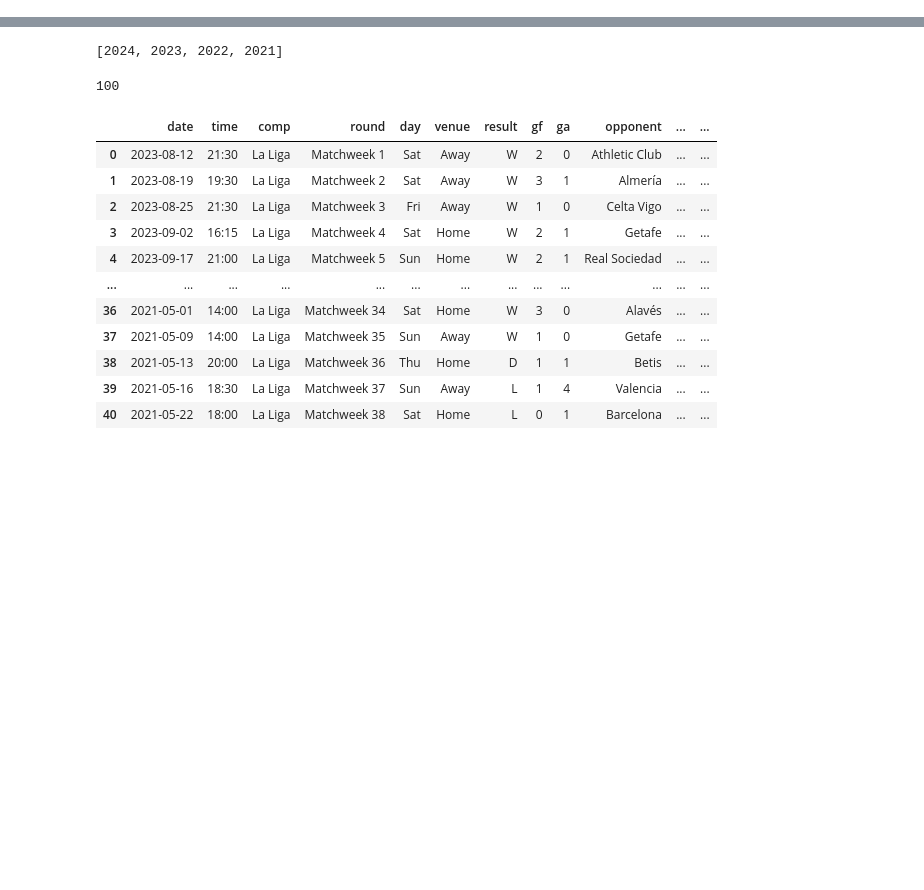
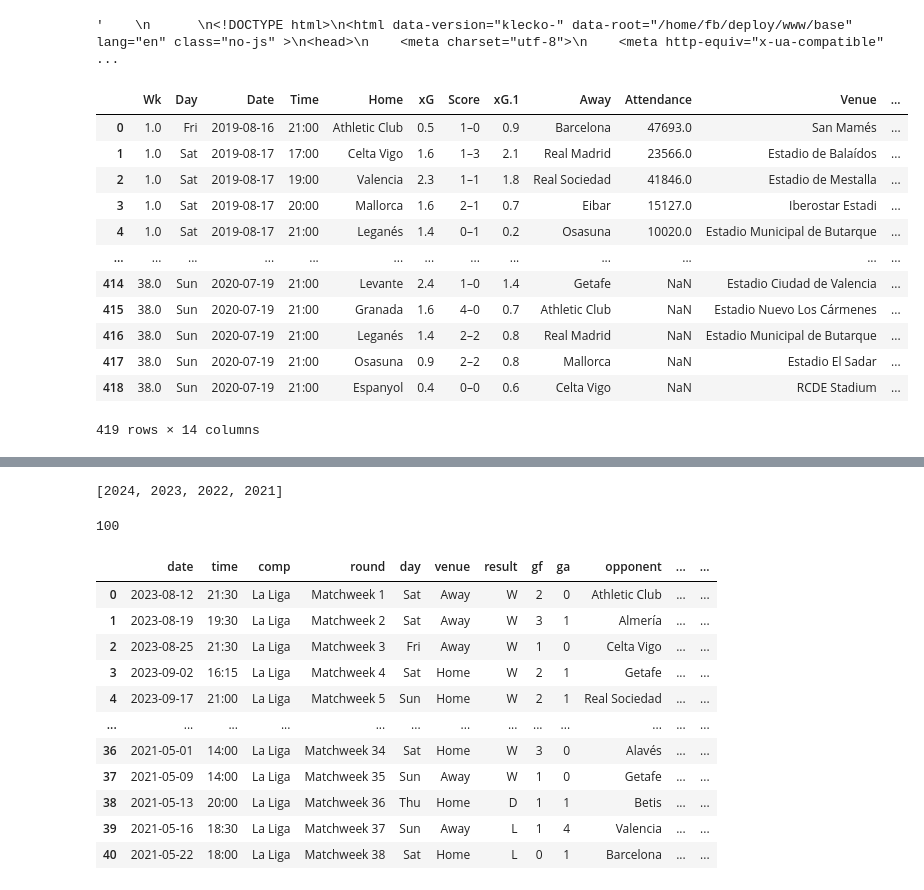
Before and after one commit to hellum55/Data-Science-Project, a Jupyter notebook: data_science_project/Beat the bookies/Football_scraping_possession.ipynb, the cells around one changed output, grey strips where cells are left out. Drawn from its saved outputs; the diff is of its cells as text; code cells hidden in the pictures; blank space fills up the shorter version.

```diff
--- a/data_science_project/Beat the bookies/Football_scraping_possession.ipynb
+++ b/data_science_project/Beat the bookies/Football_scraping_possession.ipynb
@@ -5,5 +5,8 @@ import html5lib
 from bs4 import BeautifulSoup
 import time
 # %%
-standings_url = "https://fbref.com/en/comps/12/La-Liga-Stats"
+standings_url = "https://fbref.com/en/comps/12/2019-2020/schedule/2019-2020-La-Liga-Scores-and-Fixtures"
 data = requests.get(standings_url)
+data.text
+# %% [output]
+'    \n      \n<!DOCTYPE html>\n<html data-version="klecko-" data-root="/home/fb/deploy/www/base" lang="en" class="no-js" >\n<head>\n    <meta charset="utf-8">\n    <meta http-equiv="x-ua-compatible"  ...
@@ -16,5 +13,18 @@ links = [l for l in links if '/squads/' in l]
-# %%
-team_urls = [f"https://fbref.com{l}" for l in links]
-data = requests.get(team_urls[0])
 # %%
 matches = pd.read_html(data.text, match="Scores & Fixtures")[0]
+# %%
+matches
+# %% [output]
+|  | Wk | Day | Date | Time | Home | xG | Score | xG.1 | Away | Attendance | Venue | ... |
+| 0 | 1.0 | Fri | 2019-08-16 | 21:00 | Athletic Club | 0.5 | 1–0 | 0.9 | Barcelona | 47693.0 | San Mamés | ... |
+| 1 | 1.0 | Sat | 2019-08-17 | 17:00 | Celta Vigo | 1.6 | 1–3 | 2.1 | Real Madrid | 23566.0 | Estadio de Balaídos | ... |
+| 2 | 1.0 | Sat | 2019-08-17 | 19:00 | Valencia | 2.3 | 1–1 | 1.8 | Real Sociedad | 41846.0 | Estadio de Mestalla | ... |
+| 3 | 1.0 | Sat | 2019-08-17 | 20:00 | Mallorca | 1.6 | 2–1 | 0.7 | Eibar | 15127.0 | Iberostar Estadi | ... |
+| 4 | 1.0 | Sat | 2019-08-17 | 21:00 | Leganés | 1.4 | 0–1 | 0.2 | Osasuna | 10020.0 | Estadio Municipal de Butarque | ... |
+| ... | ... | ... | ... | ... | ... | ... | ... | ... | ... | ... | ... | ... |
+| 414 | 38.0 | Sun | 2020-07-19 | 21:00 | Levante | 2.4 | 1–0 | 1.4 | Getafe | NaN | Estadio Ciudad de Valencia | ... |
+| 415 | 38.0 | Sun | 2020-07-19 | 21:00 | Granada | 1.6 | 4–0 | 0.7 | Athletic Club | NaN | Estadio Nuevo Los Cármenes | ... |
+| 416 | 38.0 | Sun | 2020-07-19 | 21:00 | Leganés | 1.4 | 2–2 | 0.8 | Real Madrid | NaN | Estadio Municipal de Butarque | ... |
+| 417 | 38.0 | Sun | 2020-07-19 | 21:00 | Osasuna | 0.9 | 2–2 | 0.8 | Mallorca | NaN | Estadio El Sadar | ... |
+| 418 | 38.0 | Sun | 2020-07-19 | 21:00 | Espanyol | 0.4 | 0–0 | 0.6 | Celta Vigo | NaN | RCDE Stadium | ... |
+419 rows × 14 columns
```
Also changed, not shown: parts of 7 cells of this notebook, 7 other files.
